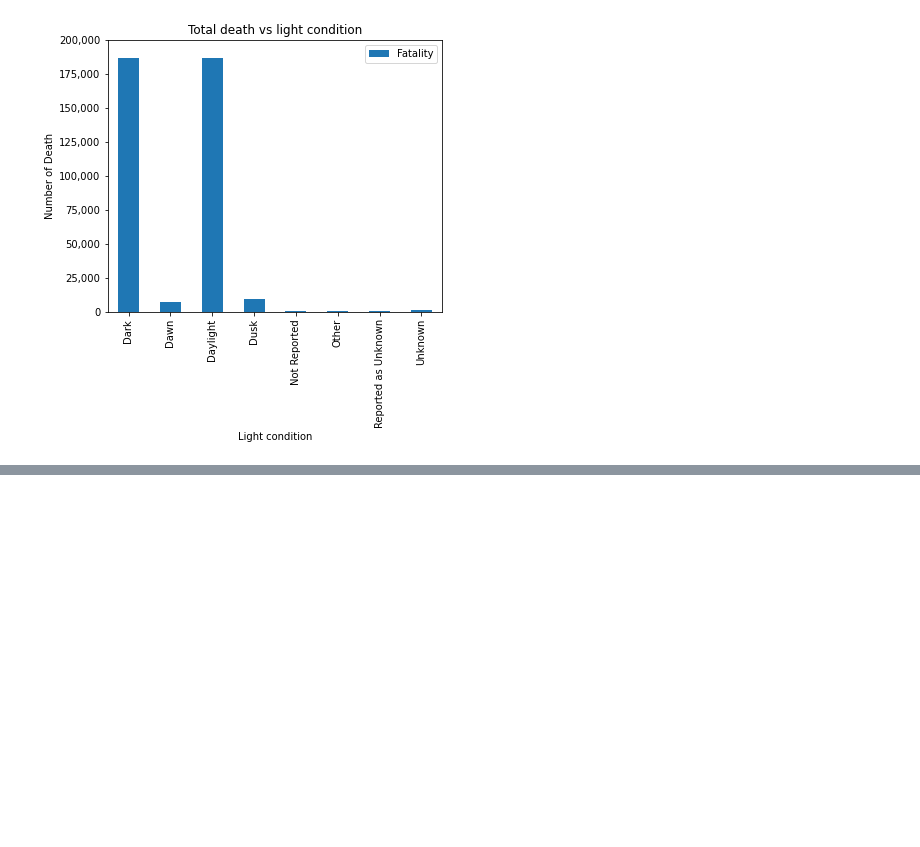
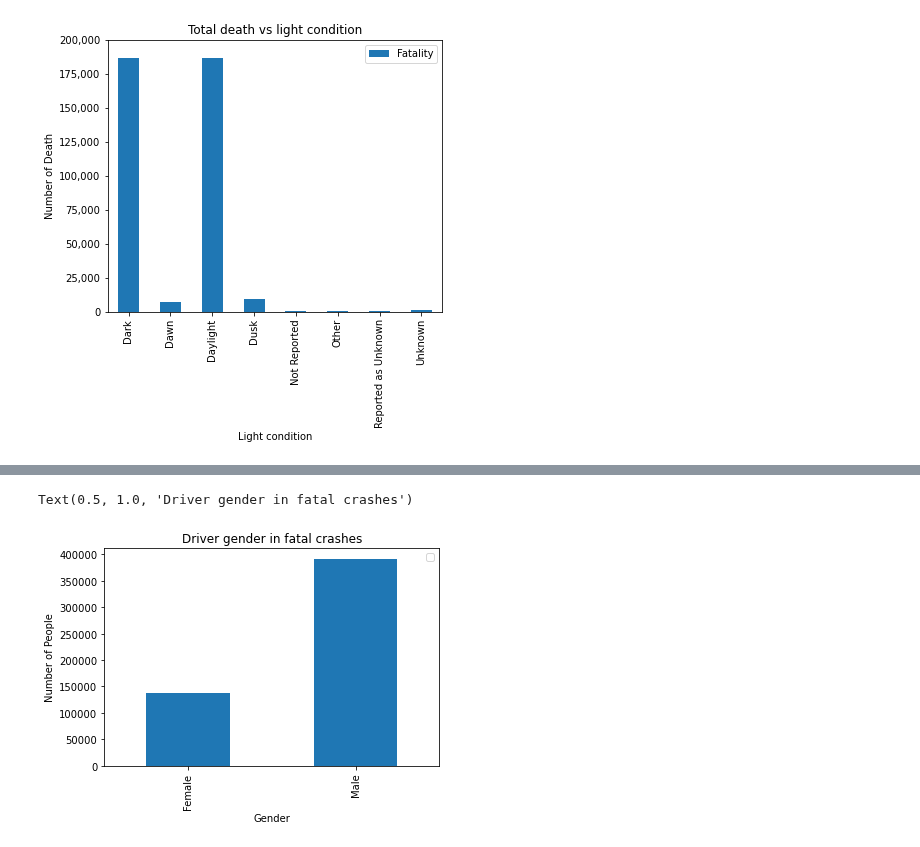
Before and after one commit to MZt92-ui/Project-1-Group-3, a Jupyter notebook: car_crash/data_analyse.ipynb, the cells around one changed output, grey strips where cells are left out. Drawn from its saved outputs; the diff is of its cells as text; code cells hidden in the pictures; blank space fills up the shorter version.

```diff
--- a/car_crash/data_analyse.ipynb
+++ b/car_crash/data_analyse.ipynb
@@ -286,0 +299,11 @@ people.head()
+# %%
+#driver sex distribution
+sex = driver.loc[(driver.sexname=='Female')|(driver.sexname=='Male'),:]
+sex.groupby('sexname').count().rename(columns={'age':'count'}).plot.bar()
+plt.xlabel('Gender')
+plt.ylabel('Number of People')
+plt.legend('')
+plt.title('Driver gender in fatal crashes')
+# %% [output]
+Text(0.5, 1.0, 'Driver gender in fatal crashes')
+[figure, added]
```
Also changed, not shown: parts of 11 cells of this notebook, 4 other files.
